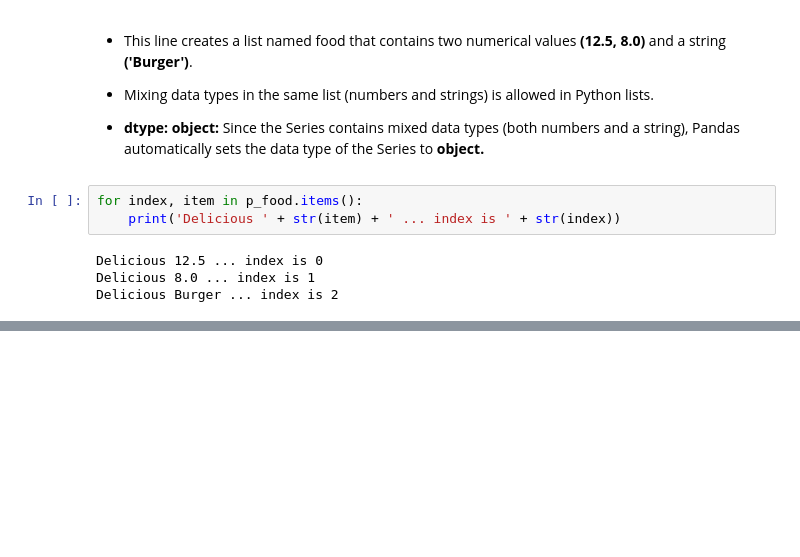
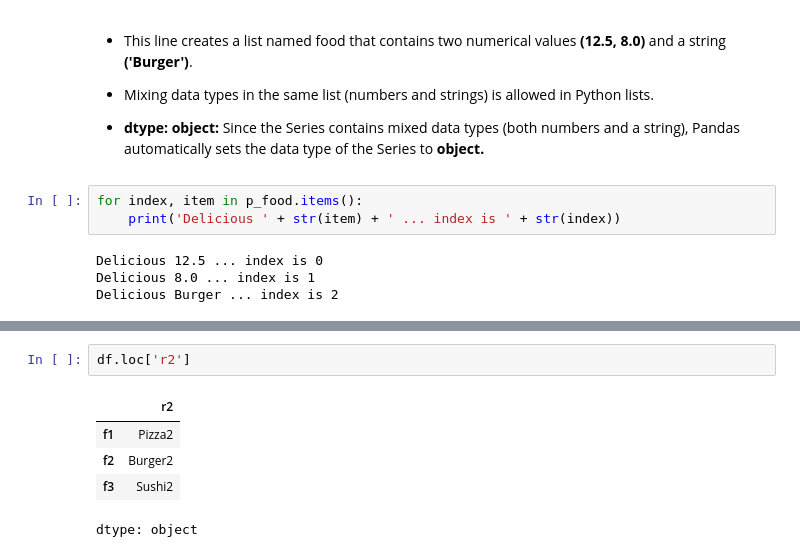
Before and after one commit to malihemaboodi/Basic-of-Pandas-for-beginner, a Jupyter notebook: Basic_of_Pandas.ipynb, the cells around one changed output, grey strips where cells are left out. Cells and saved outputs as stored; diff of their text form; blank space fills up the shorter version.

```diff
--- a/Basic_of_Pandas.ipynb
+++ b/Basic_of_Pandas.ipynb
@@ -212,0 +260,8 @@ Delicious Burger ... index is 2
+# %%
+df.loc['r2']
+# %% [output]
+|  | r2 |
+| f1 | Pizza2 |
+| f2 | Burger2 |
+| f3 | Sushi2 |
+dtype: object
```
Also changed, not shown: parts of 4 cells of this notebook.
